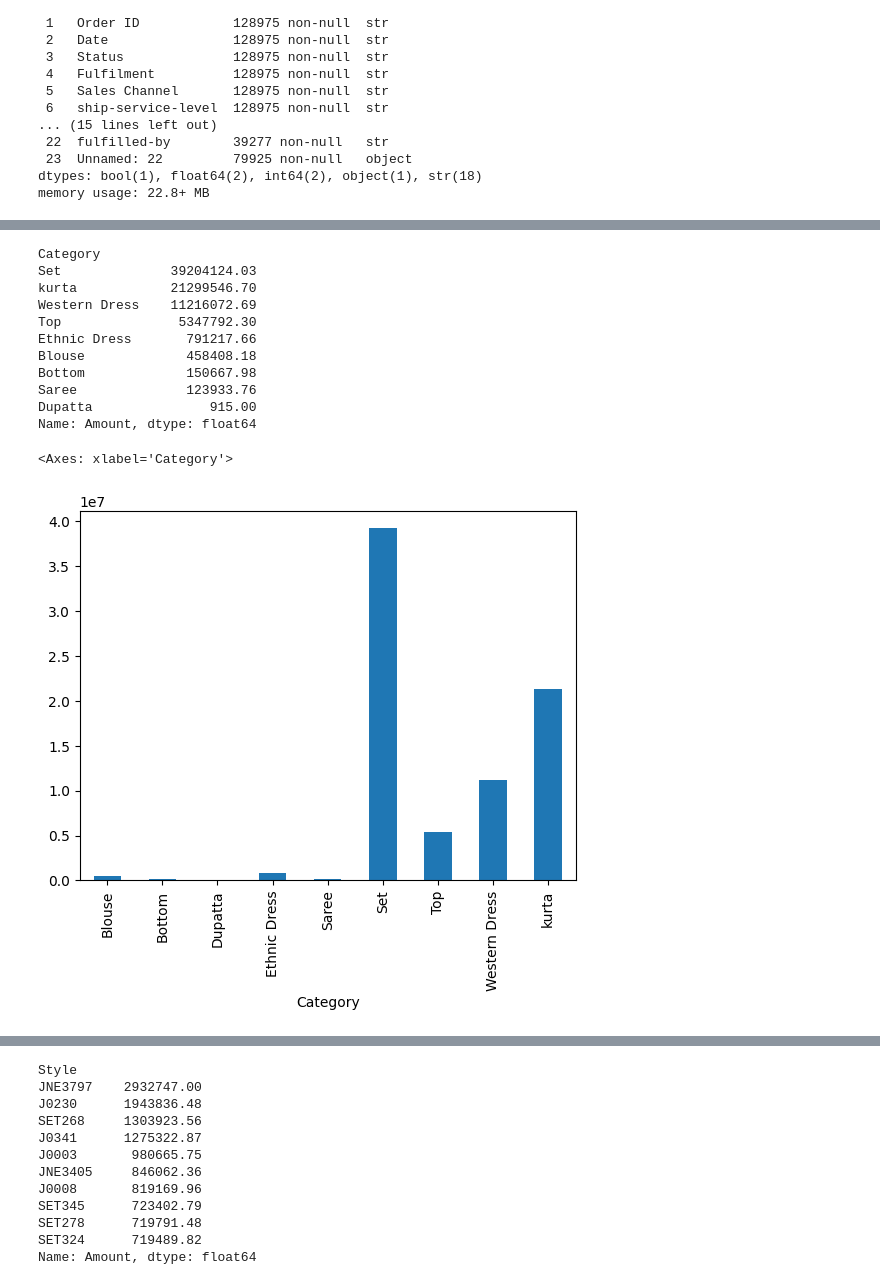
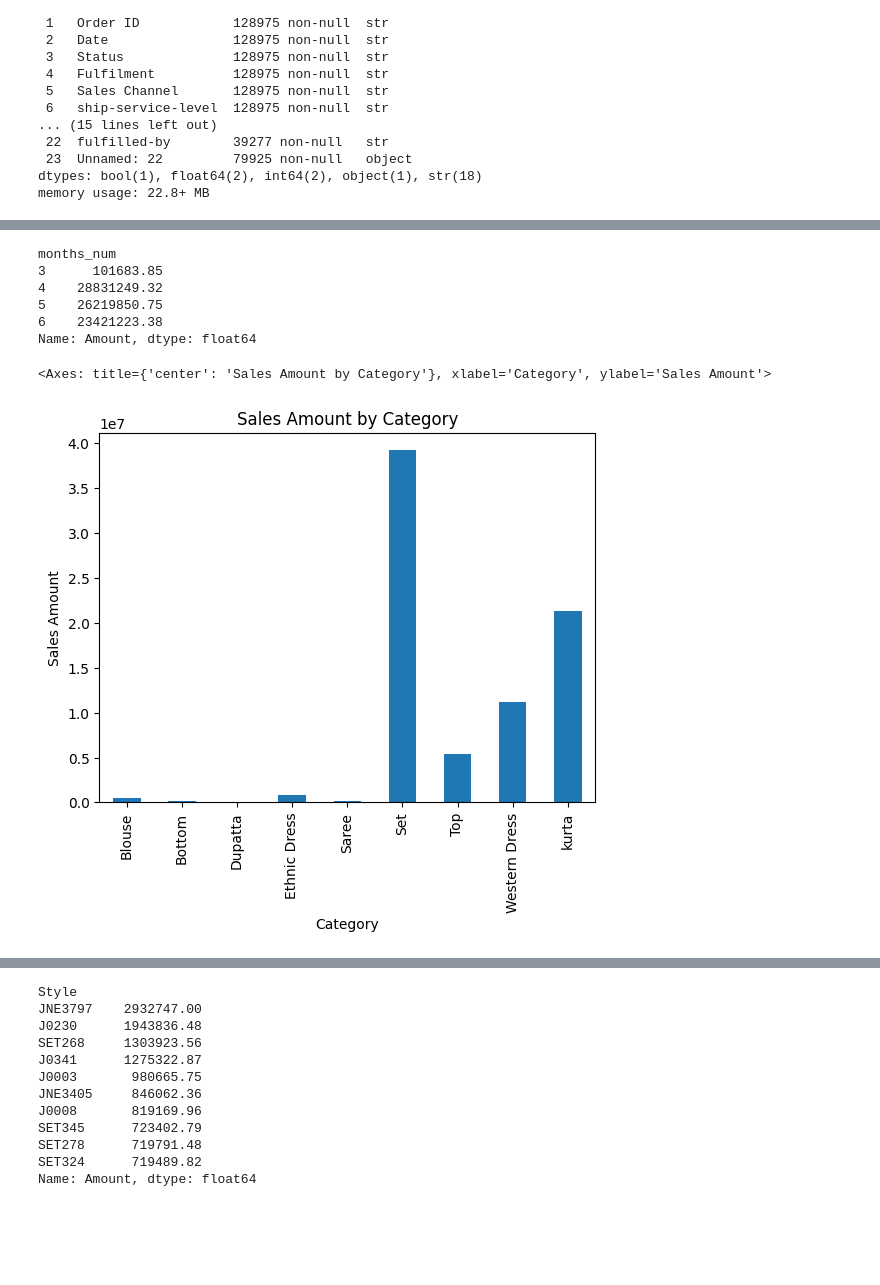
Before and after one commit to altamashfrgn472/Ecommerce-Sales-Analysis, a Jupyter notebook: notebooks/sales_analysis.ipynb, the cells around one changed output, grey strips where cells are left out. Cells and saved outputs as stored; diff of their text form; code cells hidden in the pictures; blank space fills up the shorter version.

```diff
--- a/notebooks/sales_analysis.ipynb
+++ b/notebooks/sales_analysis.ipynb
@@ -79,5 +98,7 @@ data.shape
 # %%
-data['months'] = data['Date'].dt.month
+# making new Columns name with months and years
+data['months_num'] = data['Date'].dt.month
+data['months_name'] = data['Date'].dt.month_name()
 data['years'] = data['Date'].dt.year
 
 # check shape
@@ -105,21 +145,26 @@ data.groupby('months')['Amount'].sum().plot(kind='line')
-# %%
-# top to low
-data.groupby('Category')['Amount'].sum().sort_values(ascending=False)
-# %% [output]
-Category
-Set              39204124.03
-kurta            21299546.70
-Western Dress    11216072.69
-Top               5347792.30
-Ethnic Dress       791217.66
-Blouse             458408.18
-Bottom             150667.98
-Saree              123933.76
-Dupatta               915.00
-Name: Amount, dtype: float64
+# %%
+data.groupby('months_num')['Amount'].sum()
+# %% [output]
+months_num
+3      101683.85
+4    28831249.32
+5    26219850.75
+6    23421223.38
+Name: Amount, dtype: float64
 # %%
 # top to low
-data.groupby('Category')['Amount'].sum().plot(kind='bar')
+data.groupby('Category')['Amount'].sum().plot(kind='bar',
+                                              title='Sales Amount by Category',
+                                              xlabel='Category',
+                                              ylabel='Sales Amount')
+
+# data.groupby('Category')['Amount'].sum().plot(kind='bar')
+
+# plt.title('Sales Amount by Category')
+# plt.xlabel('Category')
+# plt.ylabel('Sales Amount')
+
+# plt.show()
 # %% [output]
-<Axes: xlabel='Category'>
+<Axes: title={'center': 'Sales Amount by Category'}, xlabel='Category', ylabel='Sales Amount'>
-[figure, old version]
+[figure, new version]
```
Also changed, not shown: parts of 51 cells of this notebook, 6 other files.
